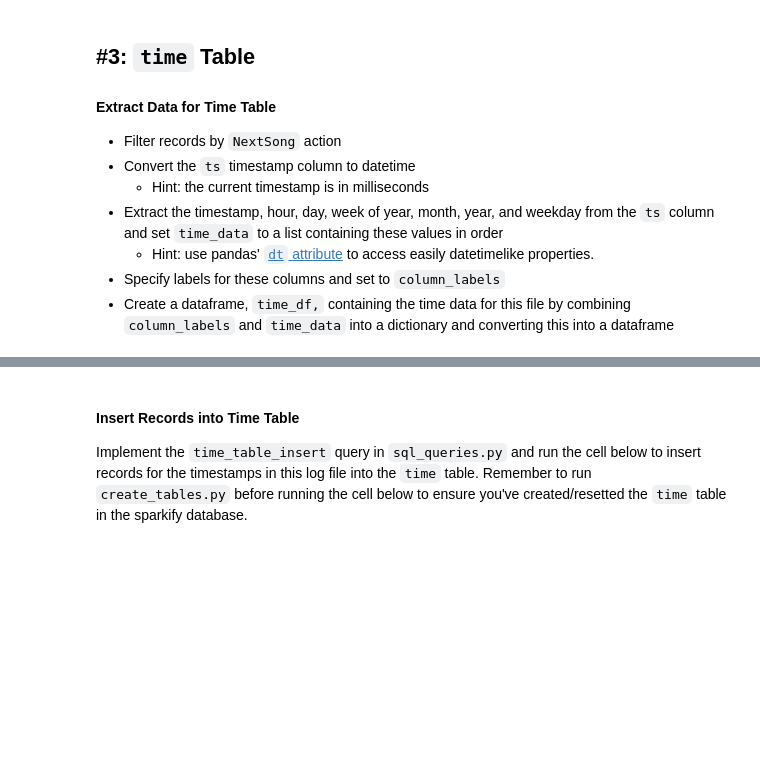
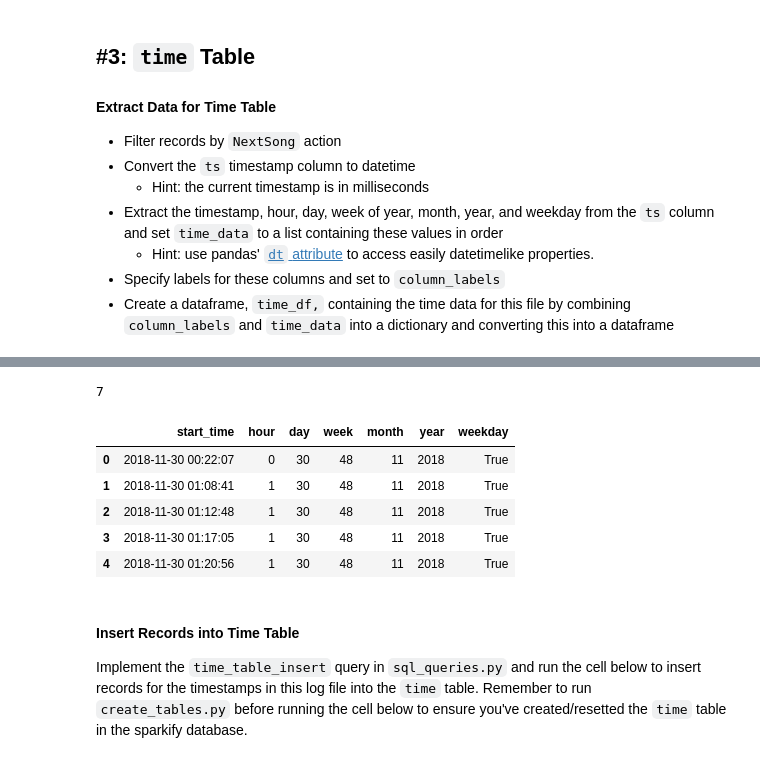
Before and after one commit to egehanyorulmaz/udacity-dataengineering-project1, a Jupyter notebook: etl.ipynb, the cells around one changed output, grey strips where cells are left out. Cells and saved outputs as stored; diff of their text form; code cells hidden in the pictures; blank space fills up the shorter version.

```diff
--- a/etl.ipynb
+++ b/etl.ipynb
@@ -149,6 +189,27 @@ column_labels = ()
+# %%
+time_data = {'start_time': df.datetime,
+             'hour': df.datetime.apply(lambda t: t.hour),
+             'day': df.datetime.apply(lambda t: t.day),
+             'week': df.datetime.apply(lambda t: t.weekofyear),
+             'month': df.datetime.apply(lambda t: t.month),
+             'year': df.datetime.apply(lambda t: t.year),
+             'weekday': df.datetime.apply(lambda t: True if (t.dayofweek)<5 else False)
+            }
+column_labels = ('start_time', 'hour', 'day', 'week', 'month', 'year', 'weekday')
+# %%
+len(time_data)
+# %% [output]
+7
 # %%
-time_df =
+time_df = pd.DataFrame(time_data)
 time_df.head()
+# %% [output]
+|  | start_time | hour | day | week | month | year | weekday |
+| 0 | 2018-11-30 00:22:07 | 0 | 30 | 48 | 11 | 2018 | True |
+| 1 | 2018-11-30 01:08:41 | 1 | 30 | 48 | 11 | 2018 | True |
+| 2 | 2018-11-30 01:12:48 | 1 | 30 | 48 | 11 | 2018 | True |
+| 3 | 2018-11-30 01:17:05 | 1 | 30 | 48 | 11 | 2018 | True |
+| 4 | 2018-11-30 01:20:56 | 1 | 30 | 48 | 11 | 2018 | True |
 # %% [markdown]
 #### Insert Records into Time Table
 Implement the `time_table_insert` query in `sql_queries.py` and run the cell below to insert records for the timestamps in this log file into the `time` table. Remember to run `create_tables.py` before running the cell below to ensure you've created/resetted the `time` table in the sparkify database.
```
Also changed, not shown: parts of 28 cells of this notebook, 1 other file.
